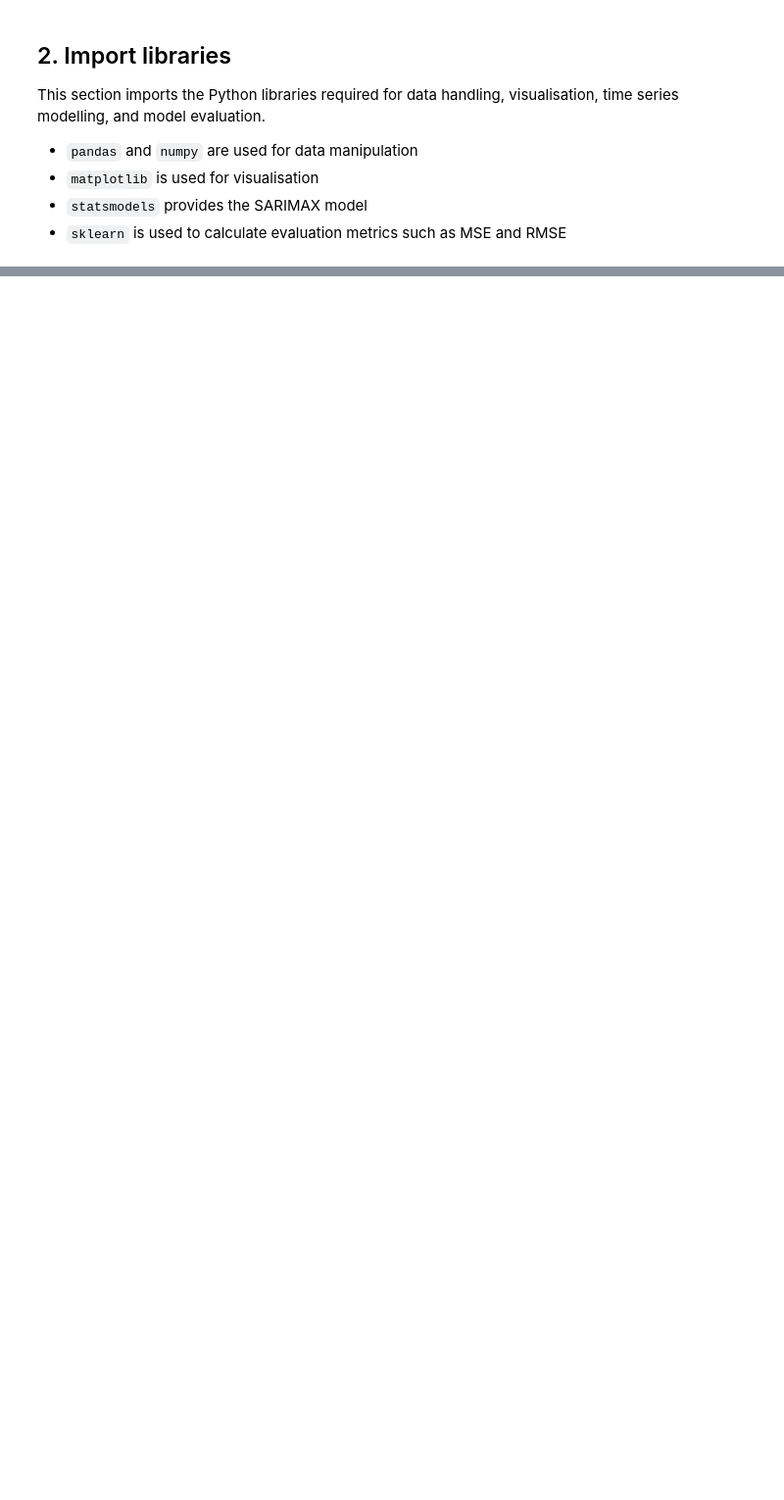
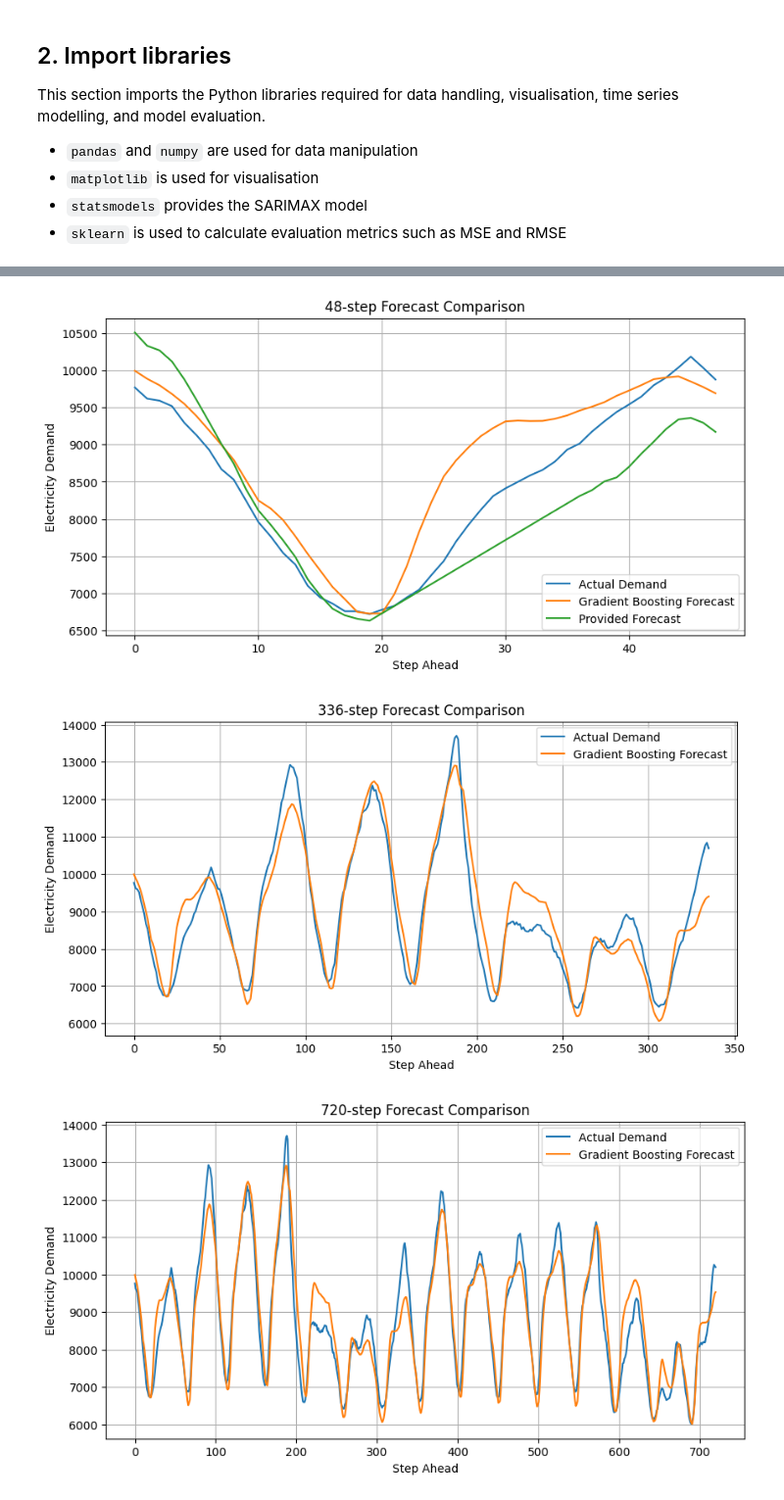
Before and after one commit to laukamkit/capstone_project_GroupA, a Jupyter notebook: src/01_Model_SARIMAX.ipynb, the cells around one changed output, grey strips where cells are left out. Shown at 98% size. Saved outputs shown, nothing was run; the diff lists cells and outputs as text; code cells hidden in the pictures; blank space fills up the shorter version.

```diff
--- a/src/01_Model_SARIMAX.ipynb
+++ b/src/01_Model_SARIMAX.ipynb
@@ -628,0 +456,27 @@ Overall, while SARIMAX provides a useful and interpretable statistical baseline,
+# %%
+gb_results = {}
+
+for h in horizons:
+    y_actual, y_pred, rmse, mse = run_gb_recursive_forecast(
+        gb_model, full_data, test, window_start, h, gb_features
+    )
+
+    # Store GB results
+    gb_results[h] = (y_actual, y_pred, rmse, mse)
+
+    print(f"[Gradient Boosting] Horizon {h}")
+    print(f"RMSE: {rmse:.2f}")
+    print(f"MSE: {mse:.2f}")
+
+    # Only compare to provided forecast for 48 steps
+    if h == 48:
+        provided = test.iloc[window_start:window_start + h]['FORECASTDEMAND']
+
+        rmse_provided = np.sqrt(mean_squared_error(y_actual, provided))
+        mse_provided = mean_squared_error(y_actual, provided)
+
+        print(f"[Provided Forecast] Horizon {h}")
+        print(f"RMSE: {rmse_provided:.2f}")
+        print(f"MSE: {mse_provided:.2f}")
+
+    print("-" * 30)
@@ -628,0 +499,20 @@ Overall, while SARIMAX provides a useful and interpretable statistical baseline,
+# %%
+for h in horizons:
+    y_actual, y_pred, rmse, mse = gb_results[h]
+
+    if h == 48:
+        provided = test.iloc[window_start:window_start + h]['FORECASTDEMAND']
+    else:
+        provided = None
+
+    plot_forecast(
+        y_actual,
+        y_pred,
+        provided,
+        h,
+        'Gradient Boosting Forecast'
+    )
+# %% [output]
+[figure, added]
+[figure, added]
+[figure, added]
```
Also changed, not shown: parts of 50 cells of this notebook.
